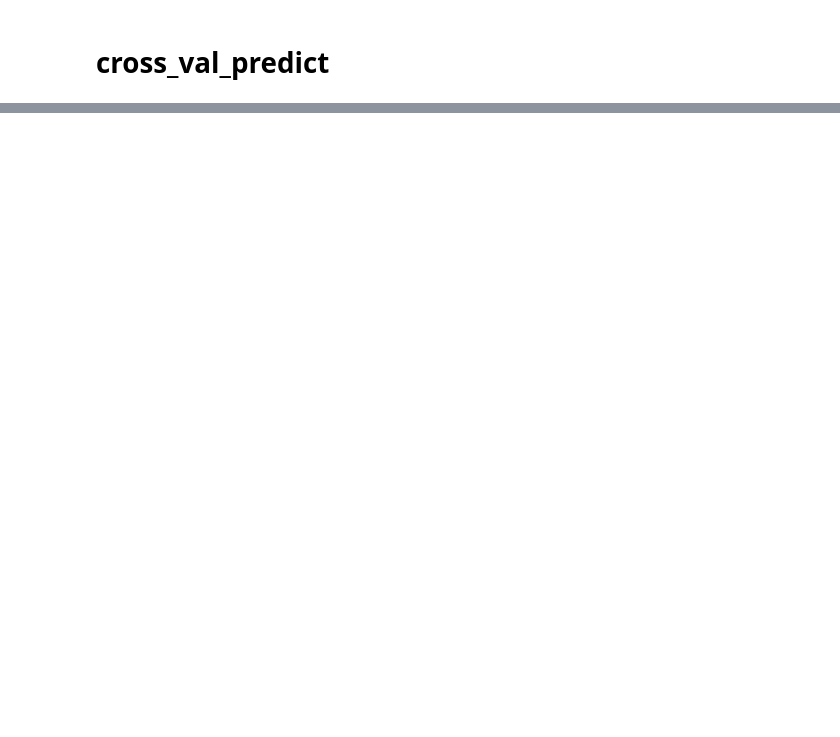
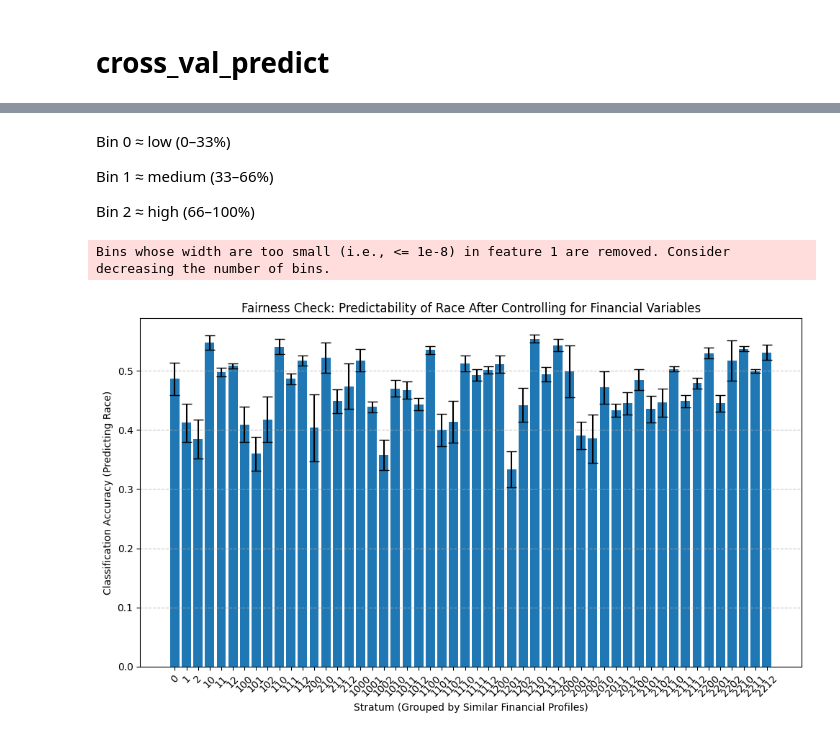
Before and after one commit to MatinMarjani/CIS890, a Jupyter notebook: Classification/BoGender_Classification.ipynb, the cells around one changed output, grey strips where cells are left out. Saved outputs shown, nothing was run; the diff lists cells and outputs as text; code cells hidden in the pictures; blank space fills up the shorter version.

Commit message:
Add Classification ( split - CV ) + Feature Selection + Fairness

```diff
--- a/Classification/BoGender_Classification.ipynb
+++ b/Classification/BoGender_Classification.ipynb
@@ -203,7 +226,7 @@ os.makedirs(cv_results_dir, exist_ok=True)
 X = df.drop(columns=["BoGender", "CoGender"])
 y = df["BoGender"]
 
-folds_list = [5]
+# folds_list = [5]
 num_folds = 5
 
 models = {
@@ -214,11 +237,11 @@ models = {
     "Extra Trees": ExtraTreesClassifier(n_estimators=100, random_state=42),
     "Gradient Boosting": GradientBoostingClassifier(n_estimators=100, random_state=42),
     # "KNN": KNeighborsClassifier(n_neighbors=3),
-    models["Logistic Regression"] = LogisticRegression(max_iter=1000, random_state=42)
-    models["XGBoost"] = XGBClassifier(use_label_encoder=False, eval_metric="logloss", random_state=42)
-    models["LightGBM"] = LGBMClassifier(random_state=42)
-    models["CatBoost"] = CatBoostClassifier(verbose=0, random_state=42)
-    models["Naive Bayes"] = GaussianNB()
+    "Logistic Regression": LogisticRegression(max_iter=1000, random_state=42),
+    "XGBoost": XGBClassifier(use_label_encoder=False, eval_metric="logloss", random_state=42),
+    "LightGBM": LGBMClassifier(random_state=42),
+    "CatBoost": CatBoostClassifier(verbose=0, random_state=42),
+    "Naive Bayes": GaussianNB(),
     # models["SVM"] = SVC(probability=True, random_state=42)
 }
 
@@ -238,7 +261,12 @@ conf_matrices = {}
 
 for name, model in models.items():
     start_time = time.time()
-    y_pred = cross_val_predict(model, X, y, cv=kf)
+
+    if name == "XGBoost":
+        y_pred = cross_val_predict_xgb(model, X, y, cv=kf)
+    else:
+        y_pred = cross_val_predict(model, X, y, cv=kf)
+
     total_runtime = time.time() - start_time
 
     acc = accuracy_score(y, y_pred)
@@ -282,0 +491,57 @@ plt.show()
+# %% [markdown]
+Bin 0 ≈ low (0–33%)
+
+Bin 1 ≈ medium (33–66%)
+
+Bin 2 ≈ high (66–100%)
+# %%
+control_vars = ['Income_adjusted', 'Borrower Credit Score', 'Front', 'Back']
+target = 'BoGender'
+
+df_clean = df.dropna(subset=control_vars + [target])
+
+# Stratify using KBinsDiscretizer (quantile binning)
+binning = KBinsDiscretizer(n_bins=3, encode='ordinal', strategy='quantile')
+binned_controls = binning.fit_transform(df_clean[control_vars])
+strata_labels = pd.Series(np.sum(binned_controls * (10 ** np.arange(binned_controls.shape[1])), axis=1), name="Stratum")
+
+df_clean['Stratum'] = strata_labels
+results = []
+
+for stratum, group in df_clean.groupby('Stratum'):
+    if group[target].nunique() < 2 or len(group) < 30:
+        continue  # Skip strata that lack enough diversity or samples
+
+    X = group.drop(columns=[target, 'Stratum'])
+    y = group[target]
+
+    # Drop protected attributes from predictors
+    X = X.drop(columns=['BoRace', 'CoGender', 'CoRace'], errors='ignore')
+
+    model = CatBoostClassifier(verbose=0, random_state=42)
+    scores = cross_val_score(model, X, y, cv=StratifiedKFold(n_splits=5), scoring='accuracy')
+
+    results.append({
+        'Stratum': str(int(stratum)),  # For readable x-axis
+        'Samples': len(group),
+        'Mean Accuracy': np.mean(scores),
+        'Std Error': np.std(scores, ddof=1) / np.sqrt(len(scores)),
+        'Std Dev': np.std(scores),
+    })
+
+# Convert to DataFrame
+results_df = pd.DataFrame(results)
+
+# === Plot the results ===
+plt.figure(figsize=(10, 6))
+plt.bar(results_df['Stratum'], results_df['Mean Accuracy'], yerr=results_df['Std Error'], capsize=5)
+plt.xlabel("Stratum (Grouped by Similar Financial Profiles)")
+plt.ylabel("Classification Accuracy (Predicting Race)")
+plt.title("Fairness Check: Predictability of Race After Controlling for Financial Variables")
+plt.xticks(rotation=45)
+plt.tight_layout()
+plt.grid(axis='y', linestyle='--', alpha=0.7)
+plt.show()
+# %% [output]
+Bins whose width are too small (i.e., <= 1e-8) in feature 1 are removed. Consider decreasing the number of bins.
+[figure, added]
```
Also changed, not shown: parts of 11 cells of this notebook, 3 other files.
